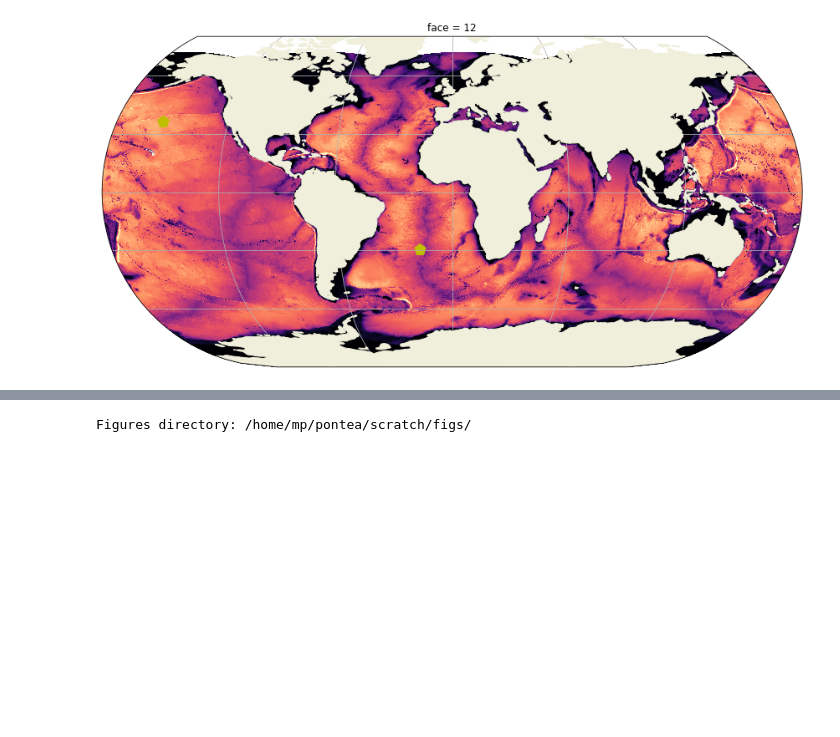
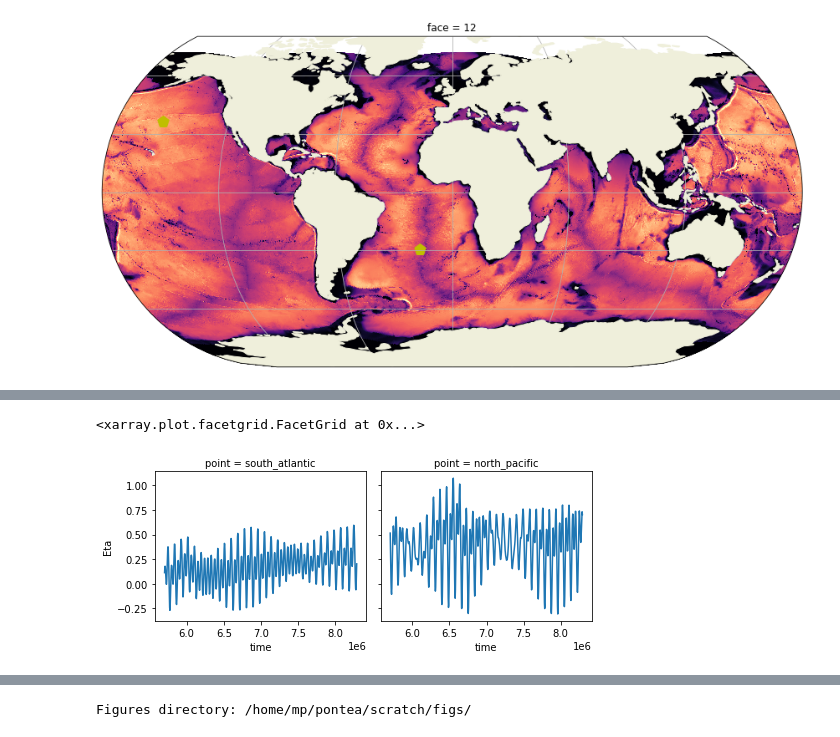
Before and after one commit to apatlpo/mit_equinox, a Jupyter notebook: temporal/filter_bpassed.ipynb, the cells around one changed output, grey strips where cells are left out. Saved outputs shown, nothing was run; the diff lists cells and outputs as text; code cells hidden in the pictures; blank space fills up the shorter version.

```diff
--- a/temporal/filter_bpassed.ipynb
+++ b/temporal/filter_bpassed.ipynb
@@ -250,0 +177,5 @@ Data variables:
+# %%
+dsp["Eta"].isel(time=slice(24*30)).plot.line(x="time", col='point')
+# %% [output]
+<xarray.plot.facetgrid.FacetGrid at 0x...>
+[figure, added]
```
Also changed, not shown: parts of 104 cells of this notebook, 2 other files.
